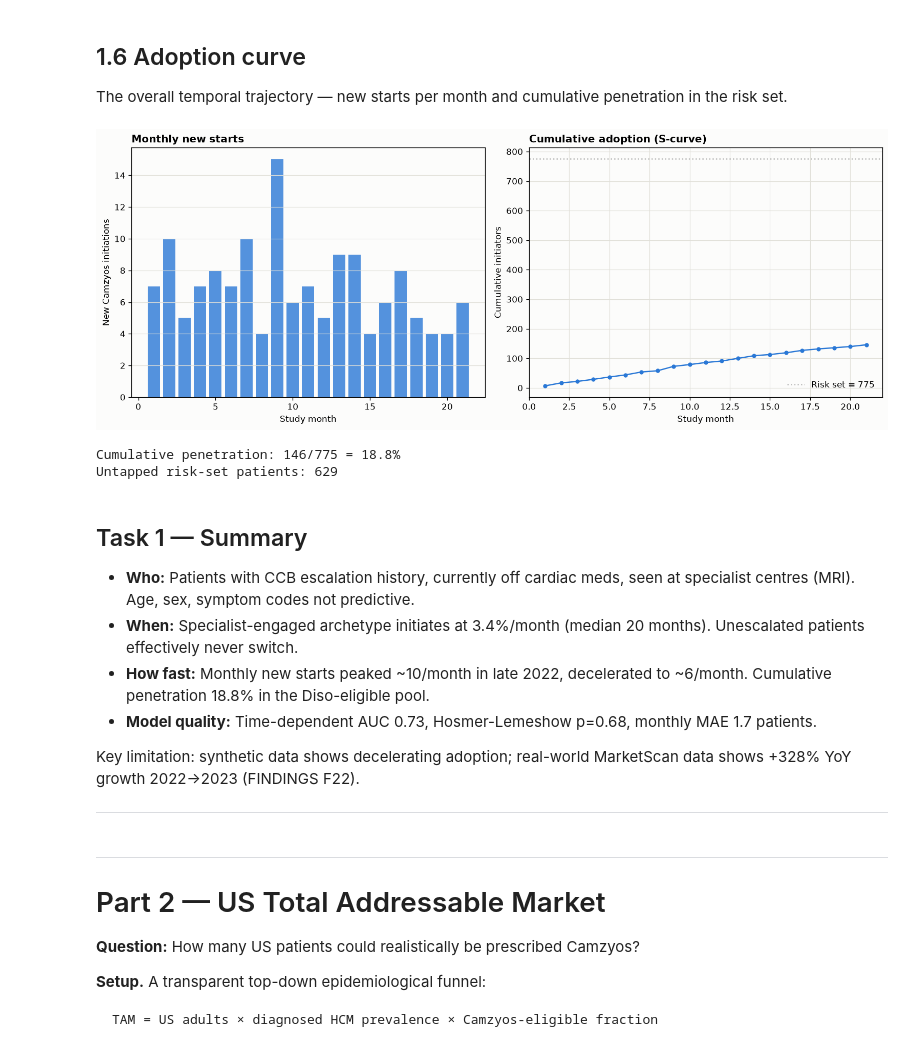
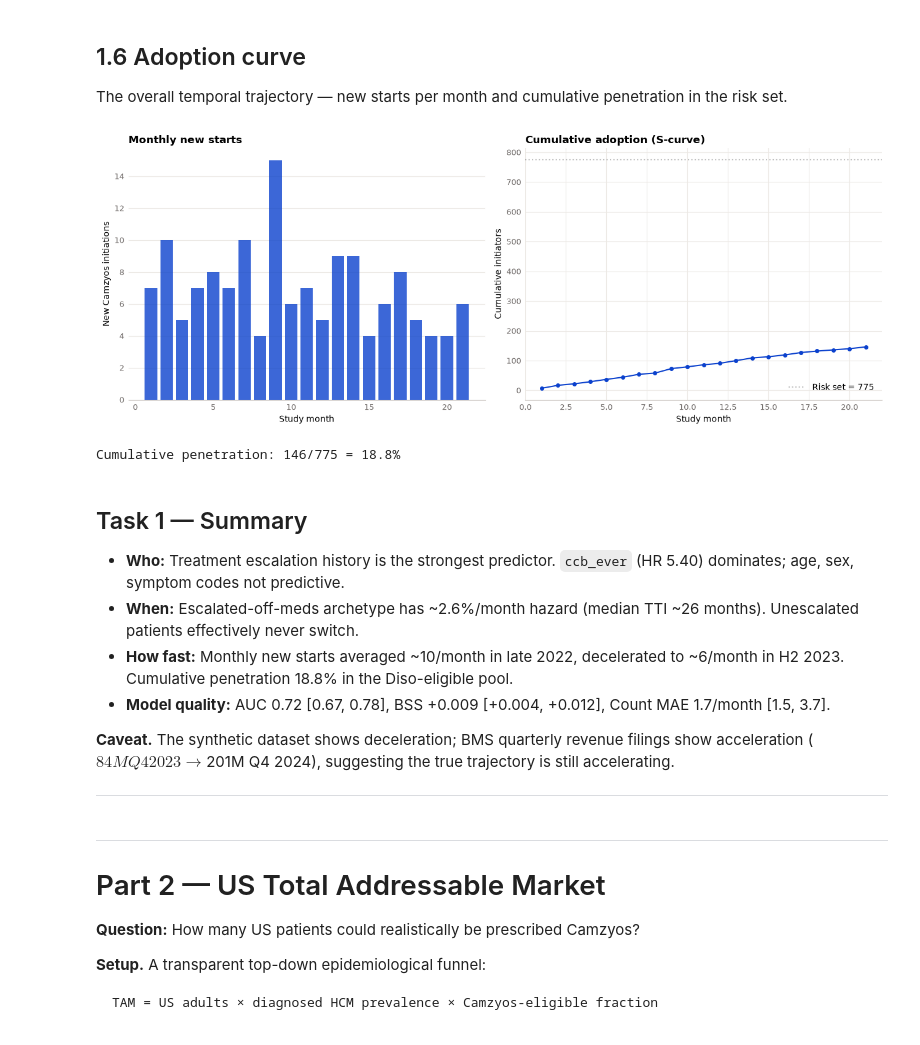
Before and after one commit to jon-den/bbb-tech-test, a Jupyter notebook: notebooks/02_camzyos_analysis.ipynb, the cells around one changed output. Drawn from its saved outputs; the diff is of its cells as text; code cells hidden in the pictures.

```diff
--- a/notebooks/02_camzyos_analysis.ipynb
+++ b/notebooks/02_camzyos_analysis.ipynb
@@ -238,43 +261,41 @@ The overall temporal trajectory — new starts per month and cumulative penetrat
 # %%
 monthly_all = panel.groupby(MONTH_COL)["event"].sum().reset_index()
 monthly_all.columns = ["month", "new_starts"]
 monthly_all["cumulative"] = monthly_all["new_starts"].cumsum()
 
-fig, (ax1, ax2) = plt.subplots(1, 2, figsize=(13, 5))
+fig, (ax1, ax2) = plt.subplots(1, 2, figsize=(13, 5), facecolor=SURFACE)
 
 ax1.bar(monthly_all["month"], monthly_all["new_starts"], color=C_OBS, alpha=0.8)
 ax1.set_xlabel("Study month")
 ax1.set_ylabel("New Camzyos initiations")
 ax1.set_title("Monthly new starts", fontweight="bold", loc="left")
-ax1.grid(axis="y", color=GRID, linewidth=0.7)
+style_ax(ax1, hide_top_right=True, grid_axis="y")
 
 ax2.plot(monthly_all["month"], monthly_all["cumulative"], marker="o", color=C_OBS, markersize=4)
 ax2.axhline(n_patients, color="grey", linestyle=":", alpha=0.5, label=f"Risk set = {n_patients}")
 ax2.set_xlabel("Study month")
 ax2.set_ylabel("Cumulative initiators")
 ax2.set_title("Cumulative adoption (S-curve)", fontweight="bold", loc="left")
 ax2.legend(frameon=False)
-ax2.grid(color=GRID, linewidth=0.7)
+style_ax(ax2, hide_top_right=True, grid_axis="both")
 
 plt.tight_layout()
 plt.show()
 
 penetration = n_events / n_patients
 print(f"\nCumulative penetration: {n_events}/{n_patients} = {penetration:.1%}")
-print(f"Untapped risk-set patients: {n_patients - n_events}")
 # %% [output]
-[figure, old version]
+[figure, new version]
 Cumulative penetration: 146/775 = 18.8%
-Untapped risk-set patients: 629
 # %% [markdown]
 ## Task 1 — Summary
 
-- **Who:** Patients with CCB escalation history, currently off cardiac meds, seen at specialist centres (MRI). Age, sex, symptom codes not predictive.
-- **When:** Specialist-engaged archetype initiates at 3.4%/month (median 20 months). Unescalated patients effectively never switch.
-- **How fast:** Monthly new starts peaked ~10/month in late 2022, decelerated to ~6/month. Cumulative penetration 18.8% in the Diso-eligible pool.
-- **Model quality:** Time-dependent AUC 0.73, Hosmer-Lemeshow p=0.68, monthly MAE 1.7 patients.
+- **Who:** Treatment escalation history is the strongest predictor. `ccb_ever` (HR 5.40) dominates; age, sex, symptom codes not predictive.
+- **When:** Escalated-off-meds archetype has ~2.6%/month hazard (median TTI ~26 months). Unescalated patients effectively never switch.
+- **How fast:** Monthly new starts averaged ~10/month in late 2022, decelerated to ~6/month in H2 2023. Cumulative penetration 18.8% in the Diso-eligible pool.
+- **Model quality:** AUC 0.72 [0.67, 0.78], BSS +0.009 [+0.004, +0.012], Count MAE 1.7/month [1.5, 3.7].
 
-Key limitation: synthetic data shows decelerating adoption; real-world MarketScan data shows +328% YoY growth 2022→2023 (FINDINGS F22).
+**Caveat.** The synthetic dataset shows deceleration; BMS quarterly revenue filings show acceleration ($84M Q4 2023 → $201M Q4 2024), suggesting the true trajectory is still accelerating.
 
 ---
 # %% [markdown]
```
Also changed, not shown: parts of 5 cells of this notebook, 3 other files.
